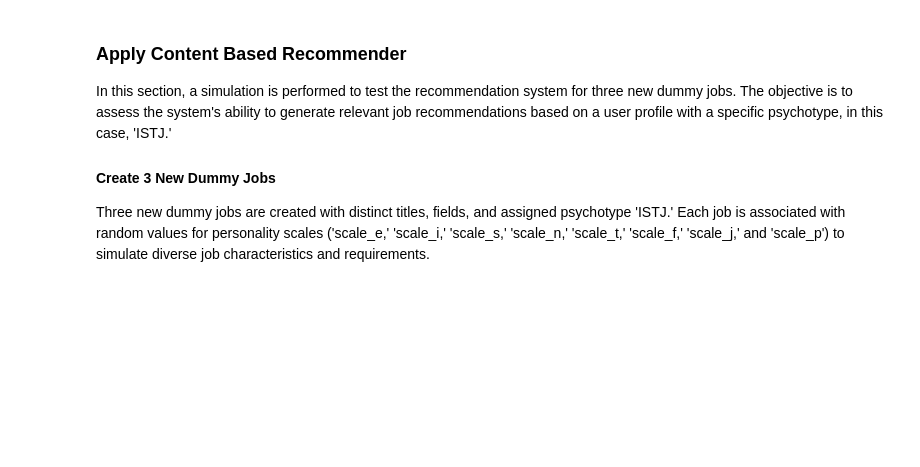
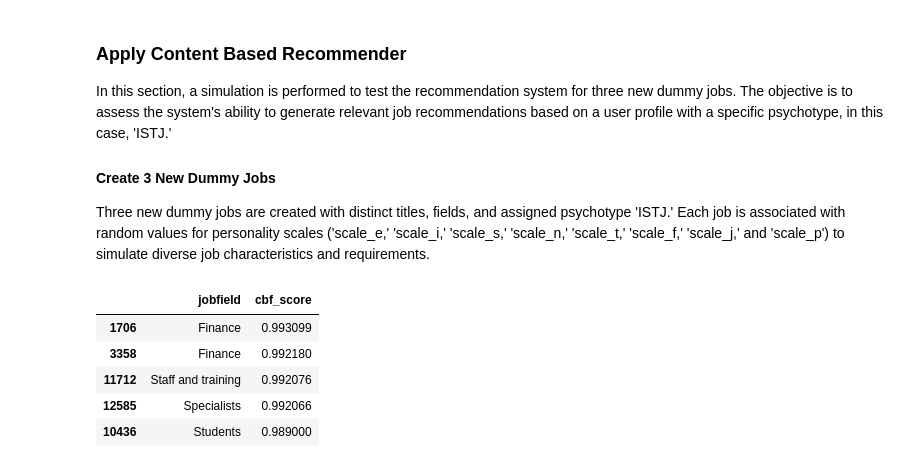
Before and after one commit to fairuzald/Hybrid-MBTI-Job-Based-Recommender-System, a Jupyter notebook: recommender_systems.ipynb, the cells around one changed output. Cells and saved outputs as stored; diff of their text form; code cells hidden in the pictures; blank space fills up the shorter version.

```diff
--- a/recommender_systems.ipynb
+++ b/recommender_systems.ipynb
@@ -203,6 +197,23 @@ In this section, a simulation is performed to test the recommendation system for
 #### Create 3 New Dummy Jobs
 
 Three new dummy jobs are created with distinct titles, fields, and assigned psychotype 'ISTJ.' Each job is associated with random values for personality scales ('scale_e,' 'scale_i,' 'scale_s,' 'scale_n,' 'scale_t,' 'scale_f,' 'scale_j,' and 'scale_p') to simulate diverse job characteristics and requirements.
+# %%
+# Initialize the CBFRecommender
+job_profile = CBFRecommender(df)
+
+# Process the dataframe and get unique user profile
+df, unique_job_profile = job_profile.process()
+
+# Calculate similarity scores and get top 5 recommendations
+recommendations = job_profile.calculate_similarity_scores(unique_job_profile, 'INTJ')
+recommendations.head(5)
+# %% [output]
+|  | jobfield | cbf_score |
+| 1706 | Finance | 0.993099 |
+| 3358 | Finance | 0.992180 |
+| 11712 | Staff and training | 0.992076 |
+| 12585 | Specialists | 0.992066 |
+| 10436 | Students | 0.989000 |
 # %%
 # Create 3 new dummy jobs
 new_jobs = pd.DataFrame({
```
Also changed, not shown: parts of 12 cells of this notebook, 4 other files.
